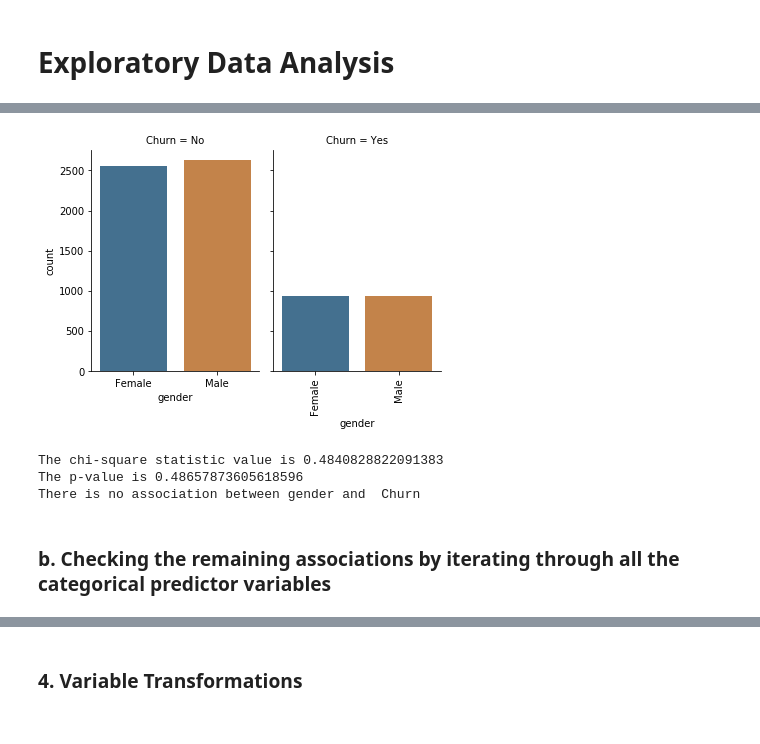
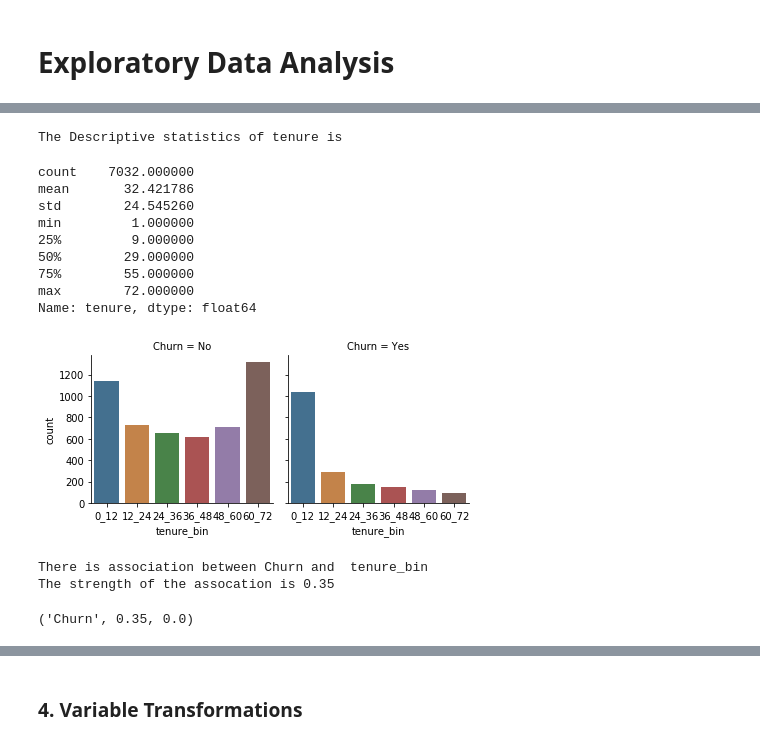
Before and after one commit to HarishPatlolla/Churn-Analysis-using--Logistic-Regression-Decision-Tree-Bagging-Random-Forest-Boosting, a Jupyter notebook: Churn_modelling_github.ipynb, the cells around one changed output, grey strips where cells are left out. Saved outputs shown, nothing was run; the diff lists cells and outputs as text; code cells hidden in the pictures.

```diff
--- a/Churn_modelling_github.ipynb
+++ b/Churn_modelling_github.ipynb
@@ -128,30 +239,3 @@ https://www.statisticshowto.datasciencecentral.com/probability-and-statistics/ch
 A chi-square test for independence compares two variables in a contingency table to see if they are related. In a more general sense, it tests to see whether distributions of categorical variables differ from each another.
 A very small chi square test statistic means that your observed data fits your expected data extremely well. In other words, there is a relationship.
 A very large chi square test statistic means that the data does not fit very well. In other words, there isn’t a relationship.
-# %%
-from scipy.stats import chi2_contingency
-
-def categorical_association(df, c1, c2):
-
-    #Function to plot the barchart of target variable vs the predictor variables
-    def catplot_function(df, c1, c2):
-        g = sns.catplot(x=c1, col=c2,
-                 data=df, saturation=.5,
-                kind="count",height=4, aspect=.7)
-        plt.xticks(rotation=90)
-        plt.show()
-
-
-    catplot_function(df, c1, c2)
-
-    data=pd.crosstab(df[c1],df[c2])
-    # fillna(0) is necessary to remove any NAs which will cause exceptions
-    s, p, d, t=chi2_contingency(data.fillna(0))
-    print('The chi-square statistic value is ' +str(s))
-    print('The p-value is ' +str(p))
-    if (p<0.05):
-        print(color.BOLD+color.GREEN + 'There is association between '+str(c1) +' and  ' +str(c2))
-    else:
-        print(color.BOLD+color.RED +'There is no association between '+str(c1) +' and  ' +str(c2))
-    print(' ')
-    print(color.END+' ')
@@ -159,0 +312,3 @@ def categorical_association(df, c1, c2):
+# %%
+churn_data.drop(columns=['gender','PhoneService','MultipleLines','StreamingMovies','StreamingTV','DeviceProtection',
+                        'OnlineBackup'],inplace=True)
@@ -162,9 +368,31 @@ def categorical_association(df, c1, c2):
+# %%
+churn_data.drop(columns=['TotalCharges','MonthlyCharges'],inplace=True)
+# %%
+print(color.BOLD+'The Descriptive statistics of tenure is ')
+churn_data['tenure'].describe()
+# %% [output]
+The Descriptive statistics of tenure is
+count    7032.000000
+mean       32.421786
+std        24.545260
+min         1.000000
+25%         9.000000
+50%        29.000000
+75%        55.000000
+max        72.000000
+Name: tenure, dtype: float64
+# %%
+#converting the column tenure from months into years
+churn_data['tenure_bin']=pd.cut(churn_data['tenure'], [0, 12,24,36,48,60,72],
+       labels=['0_12', '12_24', '24_36','36_48','48_60','60_72'])
+churn_data['tenure_bin'].astype('object')
+
+#dropping tenure column
+churn_data.drop(columns=['tenure'],inplace=True)
 # %%
-categorical_association(churn_data,'gender','Churn')
+categorical_association(churn_data,'Churn','tenure_bin')
 # %% [output]
-[figure, old version]
+[figure, new version]
-The chi-square statistic value is 0.4840828822091383
-The p-value is 0.48657873605618596
-There is no association between gender and  Churn
+There is association between Churn and  tenure_bin
+The strength of the assocation is 0.35
+('Churn', 0.35, 0.0)
-# %% [markdown]
-### b. Checking the remaining associations by iterating through all the categorical predictor variables
```
Also changed, not shown: parts of 100 cells of this notebook.
